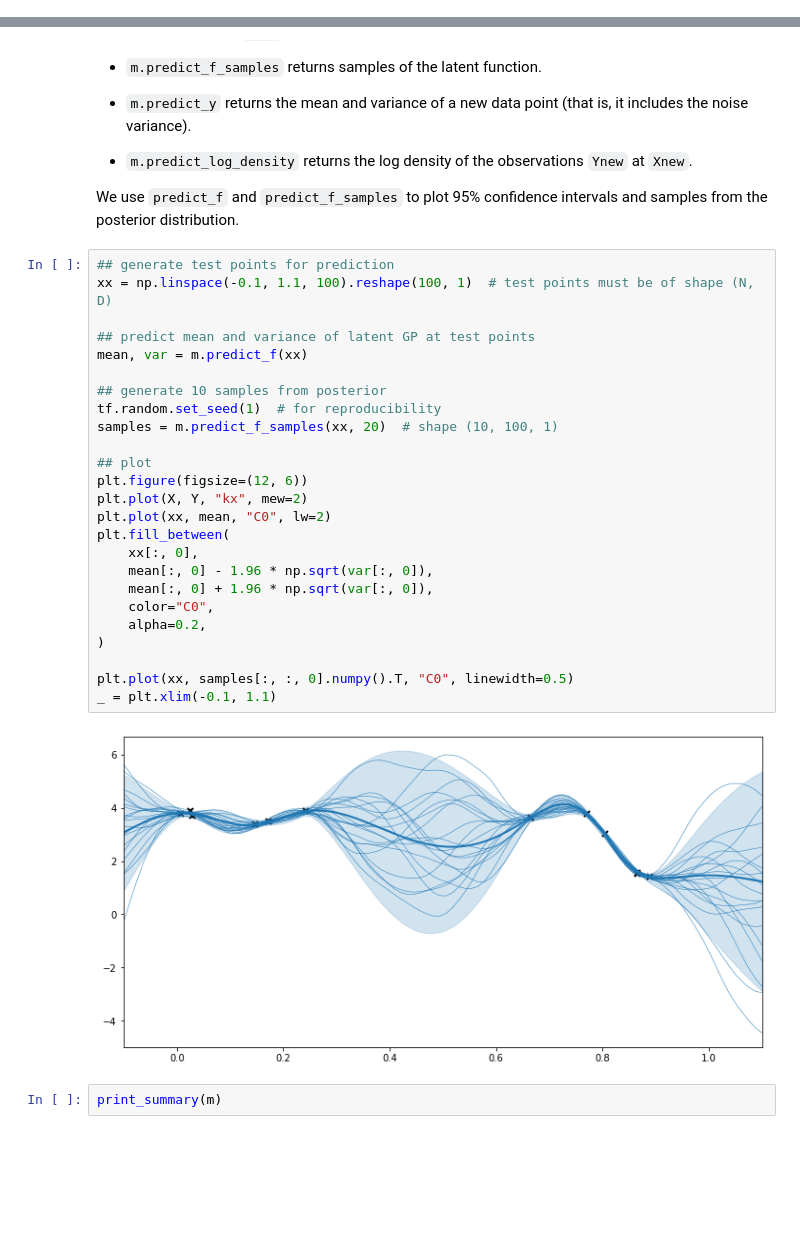
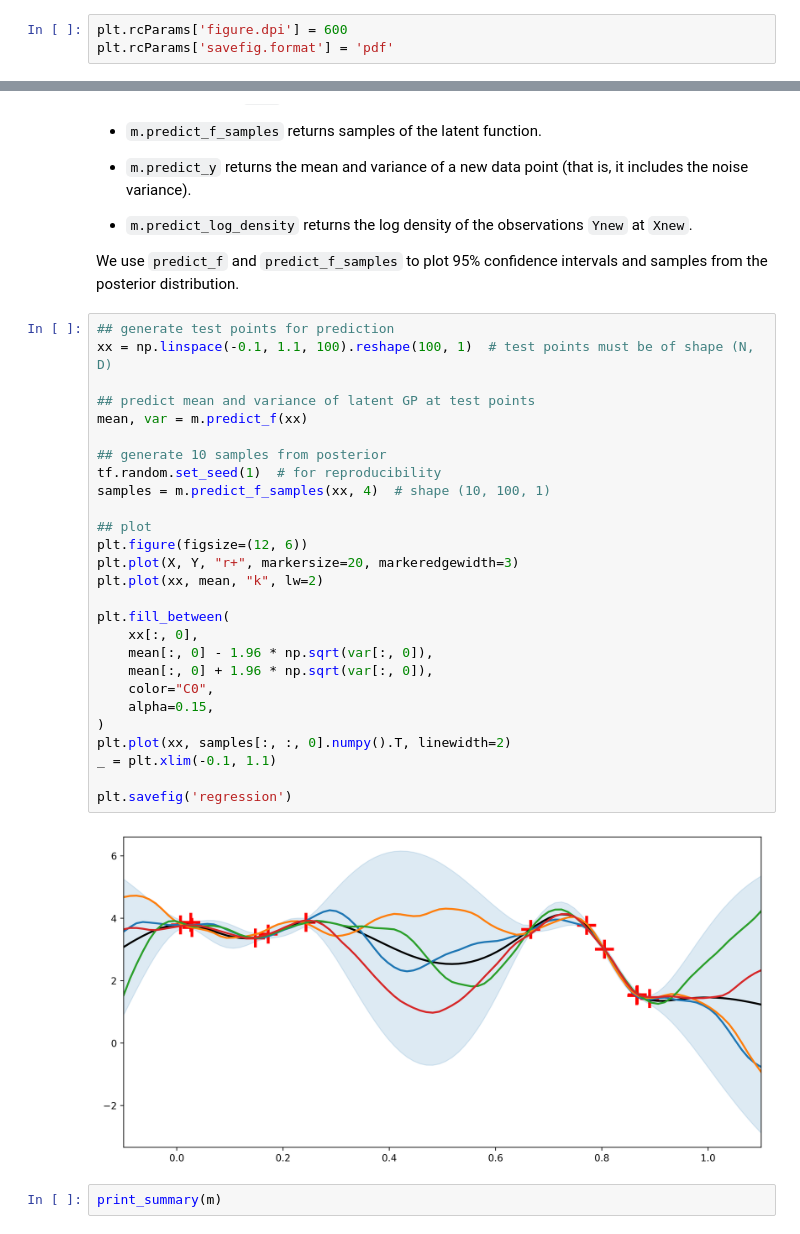
Before and after one commit to AnmarAl-Adly/gpytorch, a Jupyter notebook: examples/01_Exact_GPs/Simple_GP_Regression_GPflow.ipynb, the cells around one changed output, grey strips where cells are left out. Saved outputs shown, nothing was run; the diff lists cells and outputs as text; blank space fills up the shorter version.

```diff
--- a/examples/01_Exact_GPs/Simple_GP_Regression_GPflow.ipynb
+++ b/examples/01_Exact_GPs/Simple_GP_Regression_GPflow.ipynb
@@ -105,6 +105,9 @@ matplotlib.rcParams["figure.figsize"] = (12, 6)
 plt = matplotlib.pyplot
 
 # Rerun `!pip3 install tensorflow==2.1` and `!pip3 install gpflow` above once or twice if receive `gast<0.3,>=0.2.2` import errors.
+# %%
+plt.rcParams['figure.dpi'] = 600
+plt.rcParams['savefig.format'] = 'pdf'
 # %% [markdown]
 `X` and `Y` denote the input and output values. **NOTE:** `X` and `Y` must be two-dimensional NumPy arrays, $N \times 1$ or $N \times D$, where $D$ is the number of input dimensions/features, with the same number of rows as $N$ (one for each data point):
 # %%
@@ -253,30 +257,32 @@ We use `predict_f` and `predict_f_samples` to plot 95% confidence intervals and
 # %%
 ## generate test points for prediction
 xx = np.linspace(-0.1, 1.1, 100).reshape(100, 1)  # test points must be of shape (N, D)
 
 ## predict mean and variance of latent GP at test points
 mean, var = m.predict_f(xx)
 
 ## generate 10 samples from posterior
 tf.random.set_seed(1)  # for reproducibility
-samples = m.predict_f_samples(xx, 20)  # shape (10, 100, 1)
+samples = m.predict_f_samples(xx, 4)  # shape (10, 100, 1)
 
 ## plot
 plt.figure(figsize=(12, 6))
-plt.plot(X, Y, "kx", mew=2)
-plt.plot(xx, mean, "C0", lw=2)
+plt.plot(X, Y, "r+", markersize=20, markeredgewidth=3)
+plt.plot(xx, mean, "k", lw=2)
+
 plt.fill_between(
     xx[:, 0],
     mean[:, 0] - 1.96 * np.sqrt(var[:, 0]),
     mean[:, 0] + 1.96 * np.sqrt(var[:, 0]),
     color="C0",
-    alpha=0.2,
+    alpha=0.15,
 )
+plt.plot(xx, samples[:, :, 0].numpy().T, linewidth=2)
+_ = plt.xlim(-0.1, 1.1)
 
-plt.plot(xx, samples[:, :, 0].numpy().T, "C0", linewidth=0.5)
-_ = plt.xlim(-0.1, 1.1)
+plt.savefig('regression')
 # %% [output]
-[figure, old version]
+[figure, new version]
 # %%
 print_summary(m)
 # %% [output]
```
Also changed, not shown: parts of 3 cells of this notebook.
